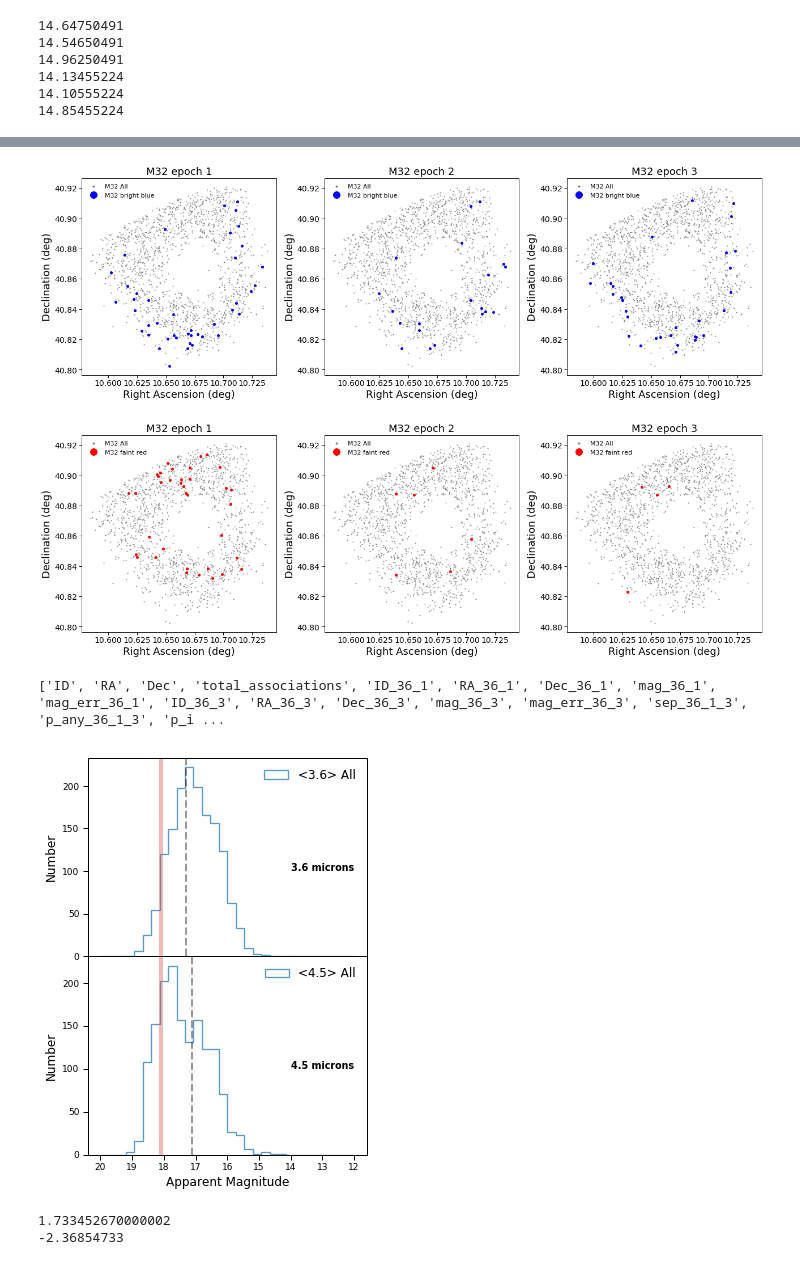
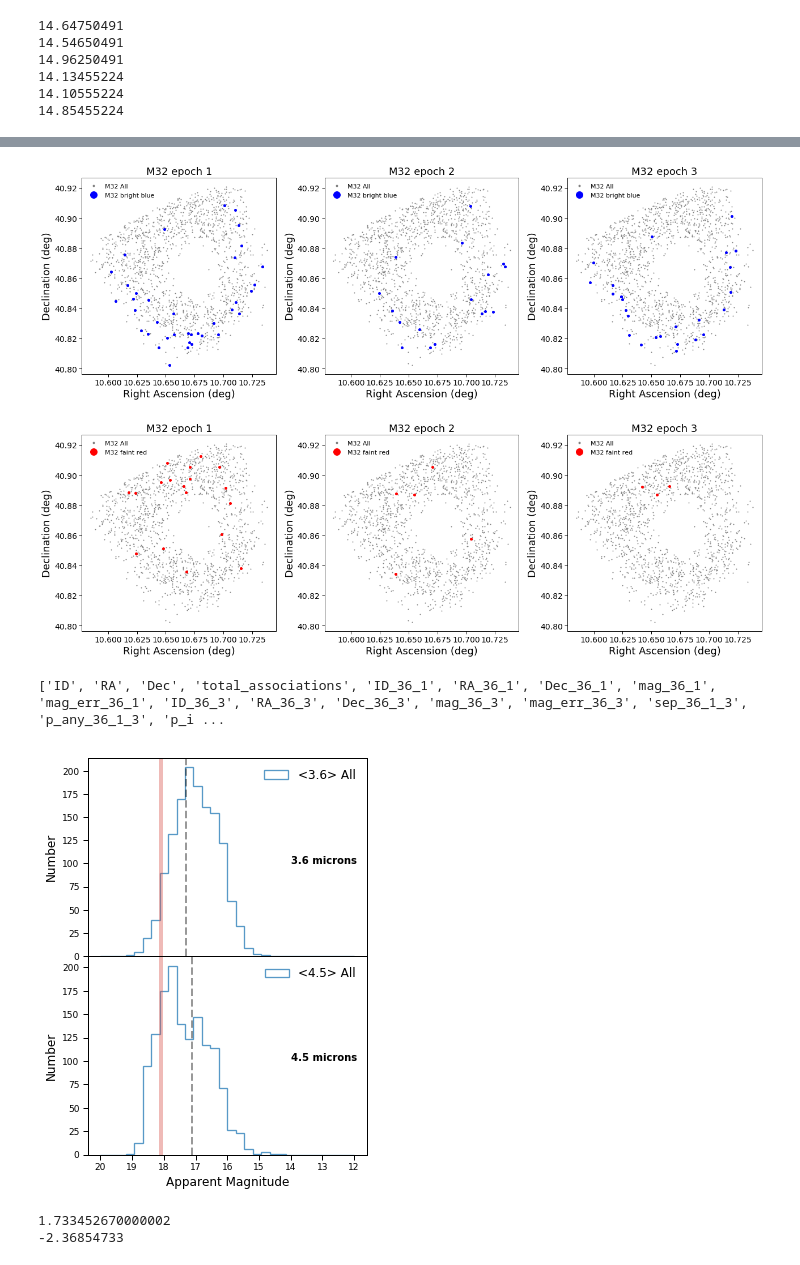
Before and after one commit to MichaelSharp7/M32, a Jupyter notebook: M32_CMD_CCD.ipynb, the cells around one changed output, grey strips where cells are left out. Drawn from its saved outputs; the diff is of its cells as text; code cells hidden in the pictures.

```diff
--- a/M32_CMD_CCD.ipynb
+++ b/M32_CMD_CCD.ipynb
@@ -22,7 +22,7 @@ sns.set_context("paper")   # "paper", "notebook", "talk", "poster"
 # Catalogue Operations
 # %%
 # Read in the background files
-file = 'final_cats/primary_cat_columns.csv'
+file = 'second_data.csv'
 data = ascii.read(file, data_start=1)
 print(np.min(data['mag_36_1']))
 print(np.min(data['mag_36_3']))
@@ -154,16 +174,13 @@ def loc_plot_simple(idx1,idx3,idx4,description,colour):
 loc_plot_simple(bright_blue_1_idx,bright_blue_3_idx,bright_blue_4_idx,'bright blue','blue')
 loc_plot_simple(faint_red_1_idx,faint_red_3_idx,faint_red_4_idx,'faint red','red')
 # %% [output]
-[figure, old version]
+[figure, new version]
-[figure, old version]
+[figure, new version]
 # %%
 print(data.colnames)
 # %% [output]
 ['ID', 'RA', 'Dec', 'total_associations', 'ID_36_1', 'RA_36_1', 'Dec_36_1', 'mag_36_1', 'mag_err_36_1', 'ID_36_3', 'RA_36_3', 'Dec_36_3', 'mag_36_3', 'mag_err_36_3', 'sep_36_1_3', 'p_any_36_1_3', 'p_i ...
 # %%
-prim_file = 'prim_data.csv'
-prim_data = ascii.read(prim_file, data_start=1)
-
 def set_pub():
     """
     Set up some great plot perameters
@@ -210,13 +227,13 @@ fig.subplots_adjust(hspace=0)
 # Plot a ladder luminosity function of just the core region
 
 # Set up the bin spacing
-bw = stats.knuth_bin_width(prim_data['mean_mag_36'])  # Determinal optimal bin size
+bw = stats.knuth_bin_width(data['mean_mag_36'])  # Determinal optimal bin size
 bins = np.linspace(12, 20, 31)  # Bin start, end, number +1
 #bins = np.linspace(12, 20, 41)  # Bin start, end, number +1
 ############################################################################################################
 
 
-n, edg, patches = ax1.hist(prim_data['mean_mag_36'], bins,  # facecolor='g', edgecolor='b',
+n, edg, patches = ax1.hist(data['mean_mag_36'], bins,  # facecolor='g', edgecolor='b',
                           lw=1.3, alpha=1.75, histtype='step', label="<3.6> All", ls="solid")
 
 #n, edg, patches = ax1.hist(colddata['[3.6]'], bins,  # facecolor='g', edgecolor='b',
@@ -241,34 +258,34 @@ ax1.legend(loc=0, frameon=False, scatterpoints=1, numpoints=1, markerscale=9.)
 ax1.annotate("3.6 microns", [14, 100], horizontalalignment='left', size='medium', color='black',weight='bold')
 
 
-n, edg, patches = ax2.hist(prim_data['mean_mag_45'], bins,  # facecolor='g', edgecolor='b',
+n, edg, patches = ax2.hist(data['mean_mag_45'], bins,  # facecolor='g', edgecolor='b',
                           lw=1.3, alpha=1.75, histtype='step', label="<4.5> All", ls="solid")
 
 #n, edg, patches = ax2.hist(colddata['[4.5]'], bins,  # facecolor='g', edgecolor='b',
 #                         lw=1.3, alpha=1.75, histtype='step', label="E0 [4.5]", ls="solid")
 
 ax2.set_xlabel("Apparent Magnitude", fontsize=12)
 ax2.set_ylabel("Number", fontsize=12)
 
 #Add 80% Completness limit
 ax2.axvline(x=17.1, color=sns.xkcd_rgb["black"], linestyle='--', alpha=0.4, linewidth=2)
 
 #Add TRGB
 ax2.axvline(x=-6.3+24.4, color=sns.xkcd_rgb["pale red"], linestyle='-', alpha=0.4, linewidth=4)
 
 #Set legend
 ax2.legend(loc=0, frameon=False, scatterpoints=1, numpoints=1, markerscale=9.)
 
 # Add wavlength to the panel
 ax2.annotate("4.5 microns", [14, 100], horizontalalignment='left', size='medium', color='black',weight='bold')
 
 
 plt.gca().invert_xaxis()    # flip the x-axis
 
 #plt.savefig("bla.pdf", bbox_inches='tight')
 #plt.tight_layout()
 plt.show()
 plt.close()
 # %% [output]
-[figure, old version]
+[figure, new version]
 # %%
```
Also changed, not shown: parts of 11 cells of this notebook, 6 other files.
